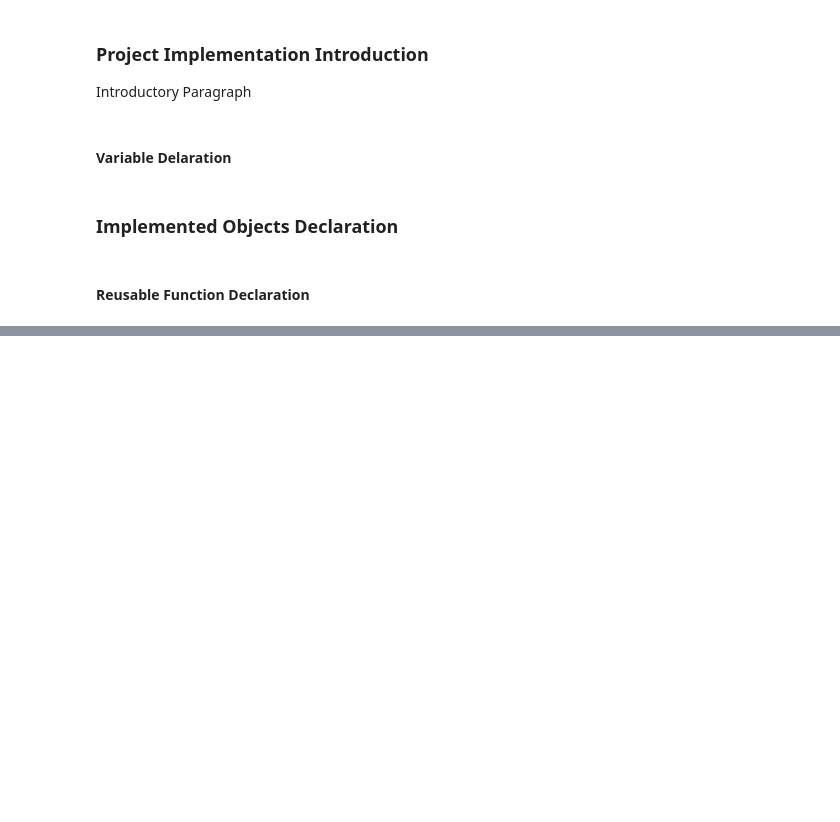
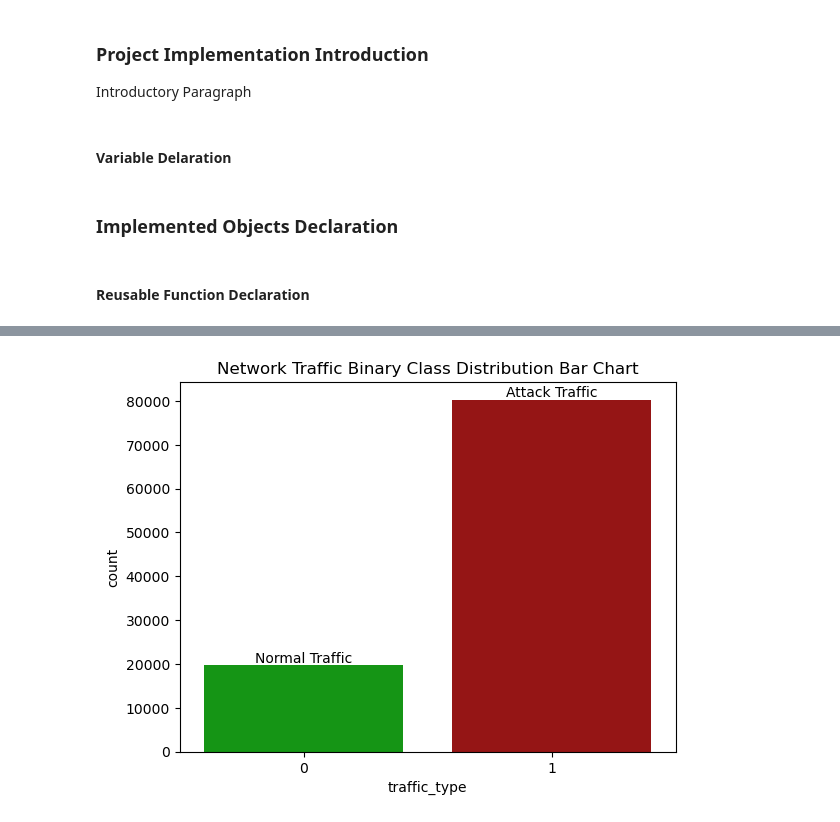
Before and after one commit to Anthony7703/research_project, a Jupyter notebook: ResearchProjectCodeImplemetation.ipynb, the cells around one changed output, grey strips where cells are left out. Drawn from its saved outputs; the diff is of its cells as text; code cells hidden in the pictures; blank space fills up the shorter version.

```diff
--- a/ResearchProjectCodeImplemetation.ipynb
+++ b/ResearchProjectCodeImplemetation.ipynb
@@ -377,0 +488,7 @@ def perform_model_analysis(model, analysis_df_dict, model_name):
+# %%
+labels = ['Normal Traffic', 'Attack Traffic']
+colors = ['#00AA00',"#AA0000"]
+
+show_bar_chart_target_variable(eda_df, target_variable, labels, colors, 'Network Traffic Binary Class Distribution Bar Chart')
+# %% [output]
+[figure, added]
```
Also changed, not shown: parts of 29 cells of this notebook.
